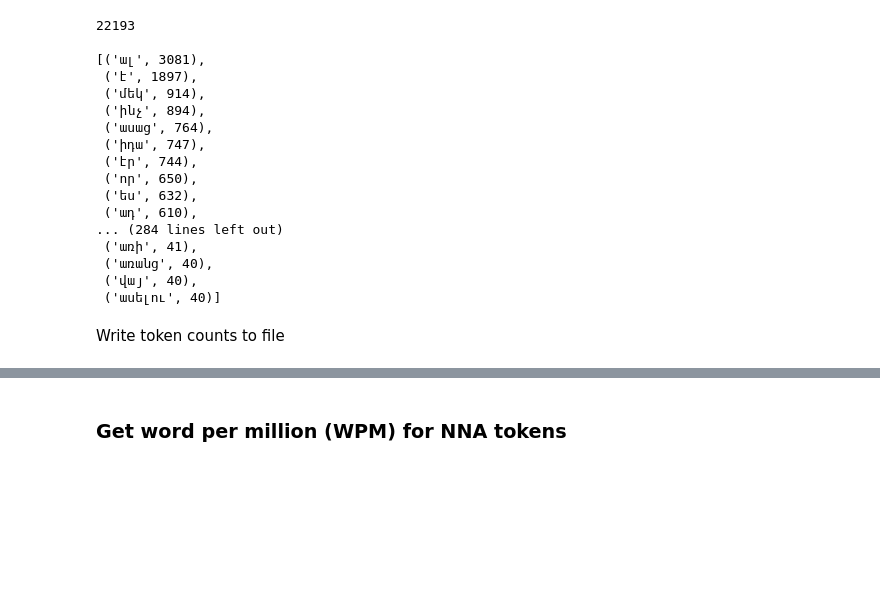
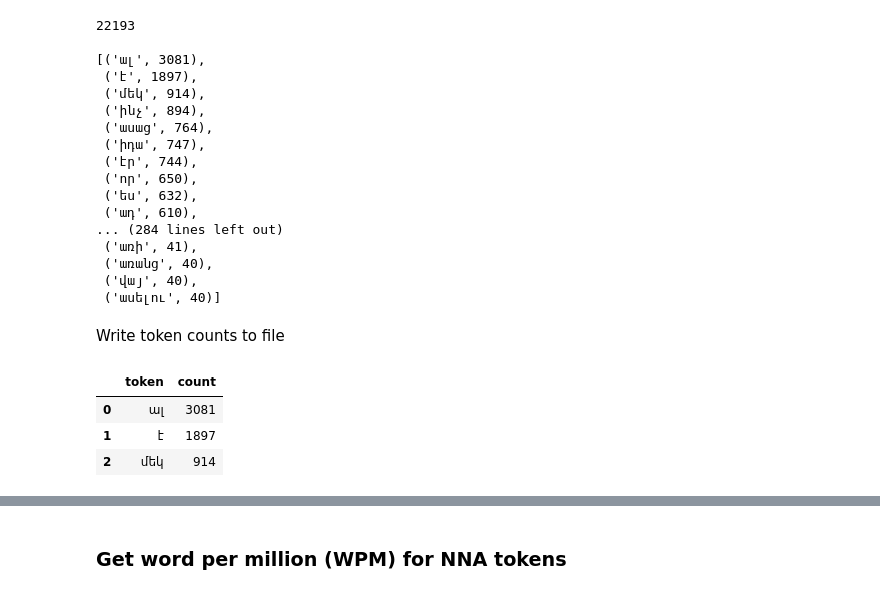
Before and after one commit to NorNakhichevan-Armenian-corpus/script_notebooks, a Jupyter notebook: frequency_analysis.ipynb, the cells around one changed output, grey strips where cells are left out. Cells and saved outputs as stored; diff of their text form; code cells hidden in the pictures; blank space fills up the shorter version.

```diff
--- a/frequency_analysis.ipynb
+++ b/frequency_analysis.ipynb
@@ -58,3 +58,12 @@ with open('NNA_corpus_wordlist.tsv', 'w', encoding='utf8') as f:
     for i in [i for i in token_counts.most_common() \
               if i[0] != '' and i[0] != '–']:
         f.write(i[0] + '\t' + str(i[1]) + '\n')
+# %%
+df = pd.read_csv('NNA_corpus_wordlist.tsv', sep='\t', \
+                 header=None, names=['token', 'count'])
+df.head(3)
+# %% [output]
+|  | token | count |
+| 0 | ալ | 3081 |
+| 1 | է | 1897 |
+| 2 | մեկ | 914 |
```
Also changed, not shown: parts of 2 cells of this notebook.
